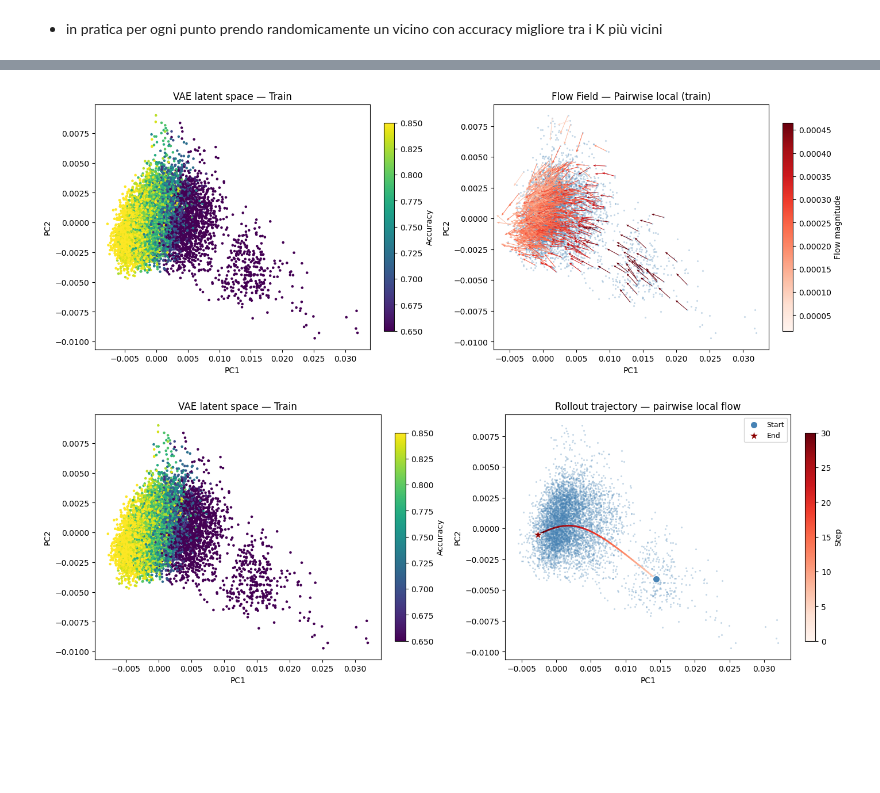
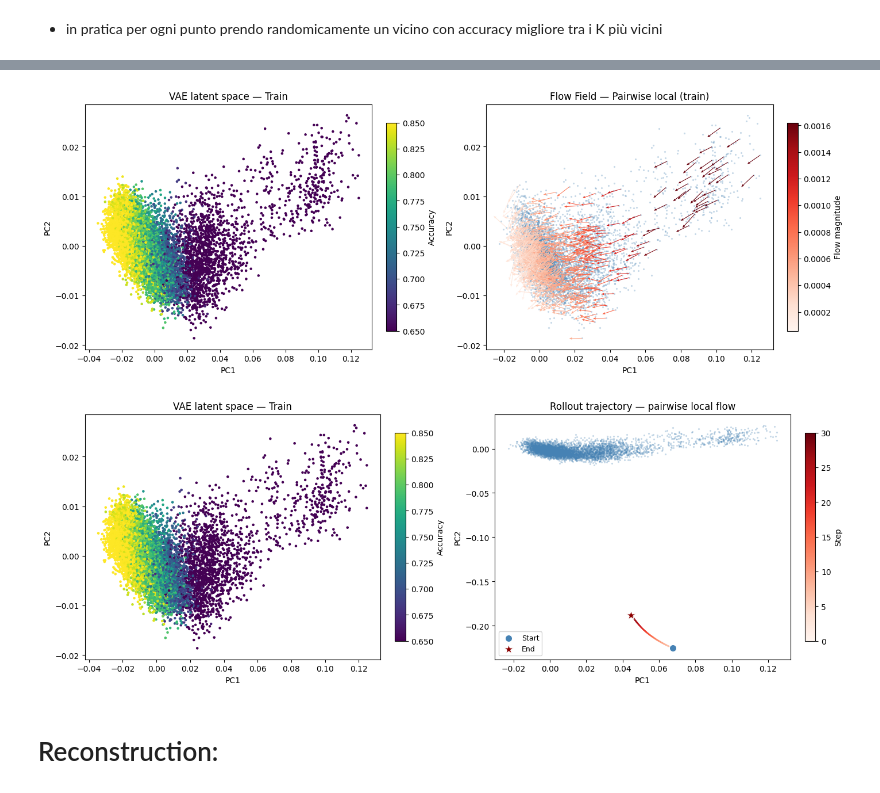
Before and after one commit to mvrmoris/Deep-Learning-Project, a Jupyter notebook: latent_space/data_inspection.ipynb, the cells around one changed output, grey strips where cells are left out. Saved outputs shown, nothing was run; the diff lists cells and outputs as text; code cells hidden in the pictures; blank space fills up the shorter version.

```diff
--- a/latent_space/data_inspection.ipynb
+++ b/latent_space/data_inspection.ipynb
@@ -252,16 +248,10 @@ class VAE(nn.Module):
 - **vae_loss** prende in considerazione la reconstruction loss e la KL divergence
 - **vae_accuracy_loss** prende in considerazione anche la differenza tra l'accuracy predetta e quella attuale
 # %%
-import torch.nn.functional as F
-
 def vae_loss(recon, x, mu, logvar,beta=1):
 
     # ricostruzione
-    recon_loss = F.binary_cross_entropy(
-        recon,
-        x,
-        reduction='sum'
-    )
+    recon_loss = F.mse_loss(recon, x)
 
     # KL divergence
     kl = -0.5 * torch.sum(
@@ -346,8 +407,8 @@ optimizer = torch.optim.Adam(
 
 epochs = 50
 
-lambda_acc = 1   # peso accuracy loss
-beta = 1.2        # KL weight
+lambda_acc = 2   # peso accuracy loss
+beta = 1.3        # KL weight
 
 model.train()
 
@@ -968,7 +936,7 @@ fig.colorbar(q_new, ax=axes[1], shrink=0.85).set_label("Flow magnitude")
 
 plt.show()
 # %% [output]
-[figure, old version]
+[figure, new version]
 # %%
 # ============================================================
 # ROLLOUT — traiettoria multi-step
@@ -977,7 +945,7 @@ start_idx = np.argmin(y_train.numpy())
 z_start = z_all_np[start_idx:start_idx+1]
 
 n_steps = 30
-step_size = 1.3
+step_size = 1
 trajectory = [z_start.copy()]
 
 flow.eval()
@@ -1017,31 +985,33 @@ axes[1].scatter(
 
 # Linea colorata per step con cmap="Reds"
 n = len(traj_2d)
 cmap_traj = plt.cm.Reds
 norm_traj = plt.Normalize(0, n_steps)
 for i in range(n - 1):
     t = (i + 1) / n_steps
     axes[1].plot(
         traj_2d[i:i+2, 0], traj_2d[i:i+2, 1],
         color=cmap_traj(t * 0.85 + 0.15),  # evita il bianco iniziale
         linewidth=2, solid_capstyle="round", zorder=3
     )
 
 # Start e End
 axes[1].scatter(*traj_2d[0],  s=80, color="steelblue",
     zorder=5, edgecolors="white", linewidths=1, label="Start")
 axes[1].scatter(*traj_2d[-1], s=150, marker="*", color="darkred",
     zorder=5, edgecolors="white", linewidths=0.8, label="End")
 
 sm = plt.cm.ScalarMappable(cmap=cmap_traj, norm=norm_traj)
 sm.set_array([])
 fig.colorbar(sm, ax=axes[1], shrink=0.85).set_label("Step")
 
 axes[1].set_title("Rollout trajectory — pairwise local flow")
 axes[1].set_xlabel("PC1")
 axes[1].set_ylabel("PC2")
 axes[1].legend(fontsize=9, framealpha=0.8, edgecolor="#ccc")
 
 plt.show()
 # %% [output]
-[figure, old version]
+[figure, new version]
+# %% [markdown]
+# Reconstruction:
```
Also changed, not shown: parts of 40 cells of this notebook.
